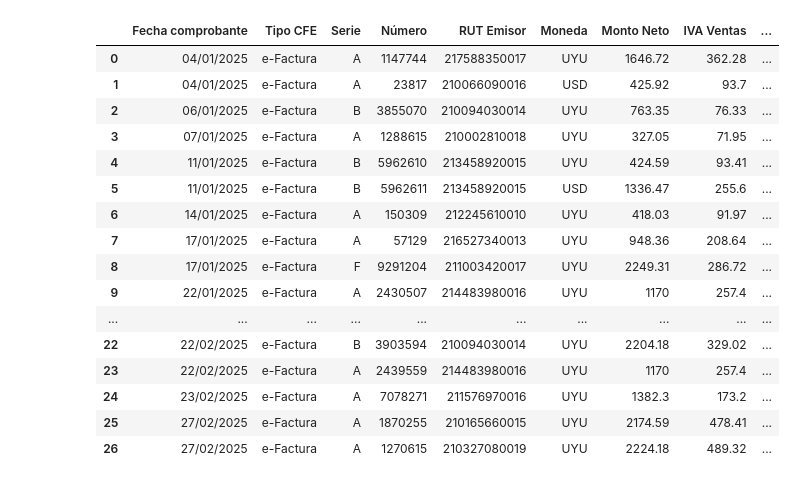
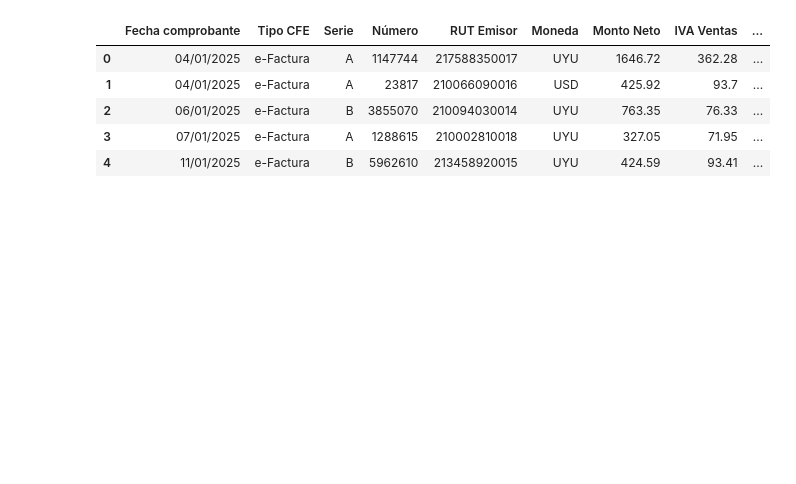
Before and after one commit to Fercaspe/CFE_Processor, a Jupyter notebook: PruebaIVA.ipynb, the cells around one changed output. Cells and saved outputs as stored; diff of their text form; code cells hidden in the pictures; blank space fills up the shorter version.

```diff
--- a/PruebaIVA.ipynb
+++ b/PruebaIVA.ipynb
@@ -36,29 +28,18 @@ df
 # %%
 # Duplicate the fist row to use it as columns names
 df.columns = df.iloc[0]
 
 # Drop the row and reset the index
 df = df[1:].reset_index(drop=True)
 
-df
+df.head()
 # %% [output]
 |  | Fecha comprobante | Tipo CFE | Serie | Número | RUT Emisor | Moneda | Monto Neto | IVA Ventas | ... |
 | 0 | 04/01/2025 | e-Factura | A | 1147744 | 217588350017 | UYU | 1646.72 | 362.28 | ... |
 | 1 | 04/01/2025 | e-Factura | A | 23817 | 210066090016 | USD | 425.92 | 93.7 | ... |
 | 2 | 06/01/2025 | e-Factura | B | 3855070 | 210094030014 | UYU | 763.35 | 76.33 | ... |
 | 3 | 07/01/2025 | e-Factura | A | 1288615 | 210002810018 | UYU | 327.05 | 71.95 | ... |
 | 4 | 11/01/2025 | e-Factura | B | 5962610 | 213458920015 | UYU | 424.59 | 93.41 | ... |
-| 5 | 11/01/2025 | e-Factura | B | 5962611 | 213458920015 | USD | 1336.47 | 255.6 | ... |
-| 6 | 14/01/2025 | e-Factura | A | 150309 | 212245610010 | UYU | 418.03 | 91.97 | ... |
-| 7 | 17/01/2025 | e-Factura | A | 57129 | 216527340013 | UYU | 948.36 | 208.64 | ... |
-| 8 | 17/01/2025 | e-Factura | F | 9291204 | 211003420017 | UYU | 2249.31 | 286.72 | ... |
-| 9 | 22/01/2025 | e-Factura | A | 2430507 | 214483980016 | UYU | 1170 | 257.4 | ... |
-| ... | ... | ... | ... | ... | ... | ... | ... | ... | ... |
-| 22 | 22/02/2025 | e-Factura | B | 3903594 | 210094030014 | UYU | 2204.18 | 329.02 | ... |
-| 23 | 22/02/2025 | e-Factura | A | 2439559 | 214483980016 | UYU | 1170 | 257.4 | ... |
-| 24 | 23/02/2025 | e-Factura | A | 7078271 | 211576970016 | UYU | 1382.3 | 173.2 | ... |
-| 25 | 27/02/2025 | e-Factura | A | 1870255 | 210165660015 | UYU | 2174.59 | 478.41 | ... |
-| 26 | 27/02/2025 | e-Factura | A | 1270615 | 210327080019 | UYU | 2224.18 | 489.32 | ... |
 # %%
 # NORMALIZE COLUMNS NAMES
 
```
Also changed, not shown: parts of 6 cells of this notebook.
